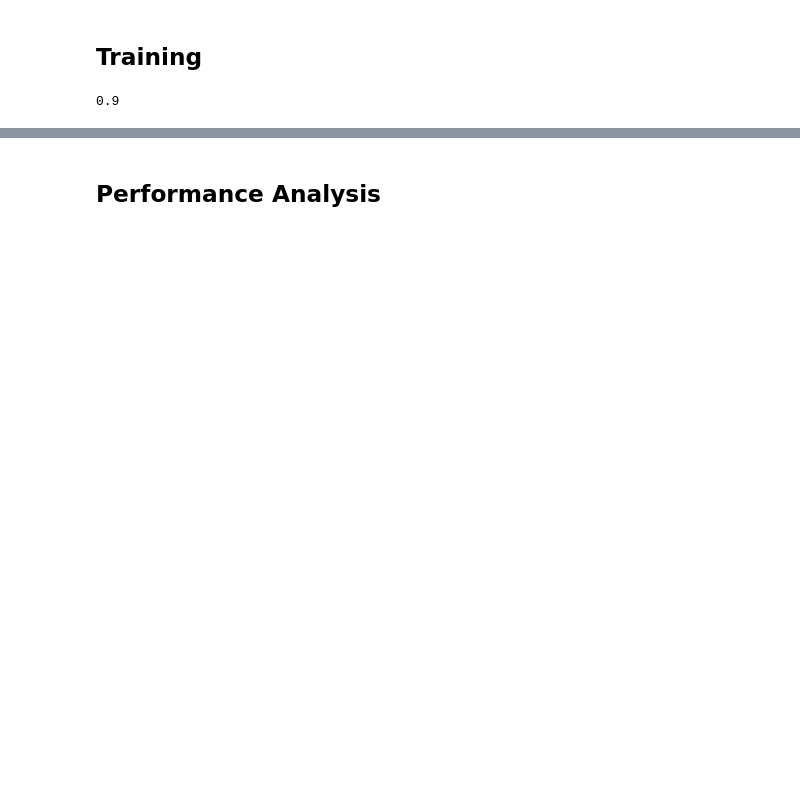
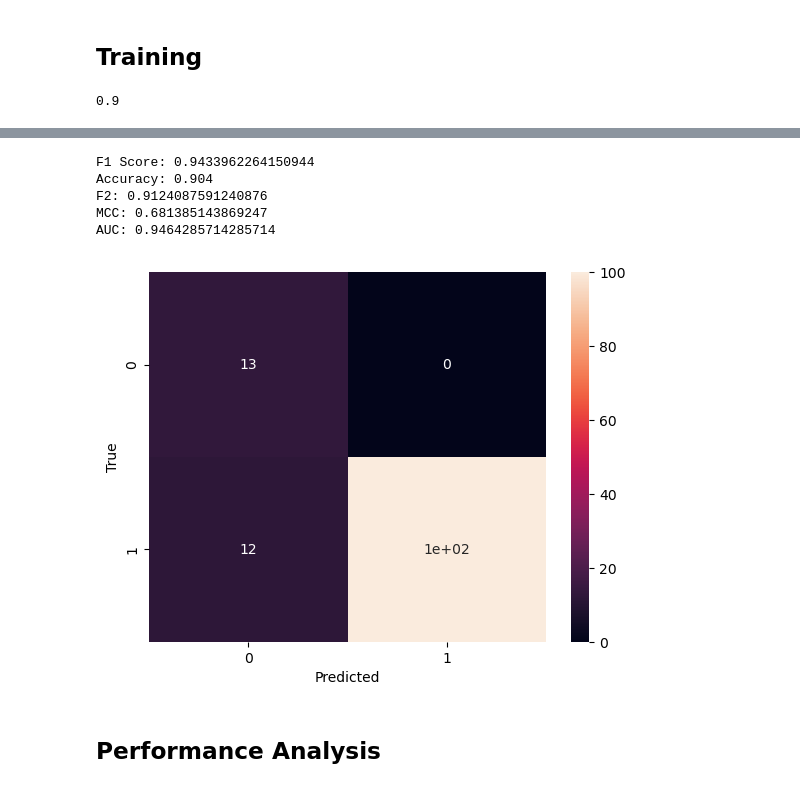
Before and after one commit to lmg1404/MDST-2023-Tutorials, a Jupyter notebook: Optional Challenges/ML Focus/ml_challenge.ipynb, the cells around one changed output, grey strips where cells are left out. Drawn from its saved outputs; the diff is of its cells as text; code cells hidden in the pictures; blank space fills up the shorter version.

```diff
--- a/Optional Challenges/ML Focus/ml_challenge.ipynb
+++ b/Optional Challenges/ML Focus/ml_challenge.ipynb
@@ -83,3 +117,22 @@ Y_pred = model.predict(X_test)
+# %%
+f1 = f1_score(Y_test, Y_pred2)
+fb = fbeta_score(Y_test, Y_pred2, beta=2)
+acc = accuracy_score(Y_test, Y_pred2)
+roc_auc = roc_auc_score(Y_test, Y_pred2)
+mcc = matthews_corrcoef(Y_test, Y_pred2)
+print(f"F1 Score: {f1} \nAccuracy: {acc}\nF2: {fb}")
+print(f"MCC: {mcc} \nAUC: {roc_auc}")
+cf_matrix = confusion_matrix(Y_test, Y_pred2)
+sns.heatmap(cf_matrix, annot=True)
+plt.xlabel("Predicted")
+plt.ylabel("True");
+# %% [output]
+F1 Score: 0.9433962264150944
+Accuracy: 0.904
+F2: 0.9124087591240876
+MCC: 0.681385143869247
+AUC: 0.9464285714285714
+[figure, added]
 # %% [markdown]
 ## Performance Analysis
 # %%
```
Also changed, not shown: parts of 27 cells of this notebook.
